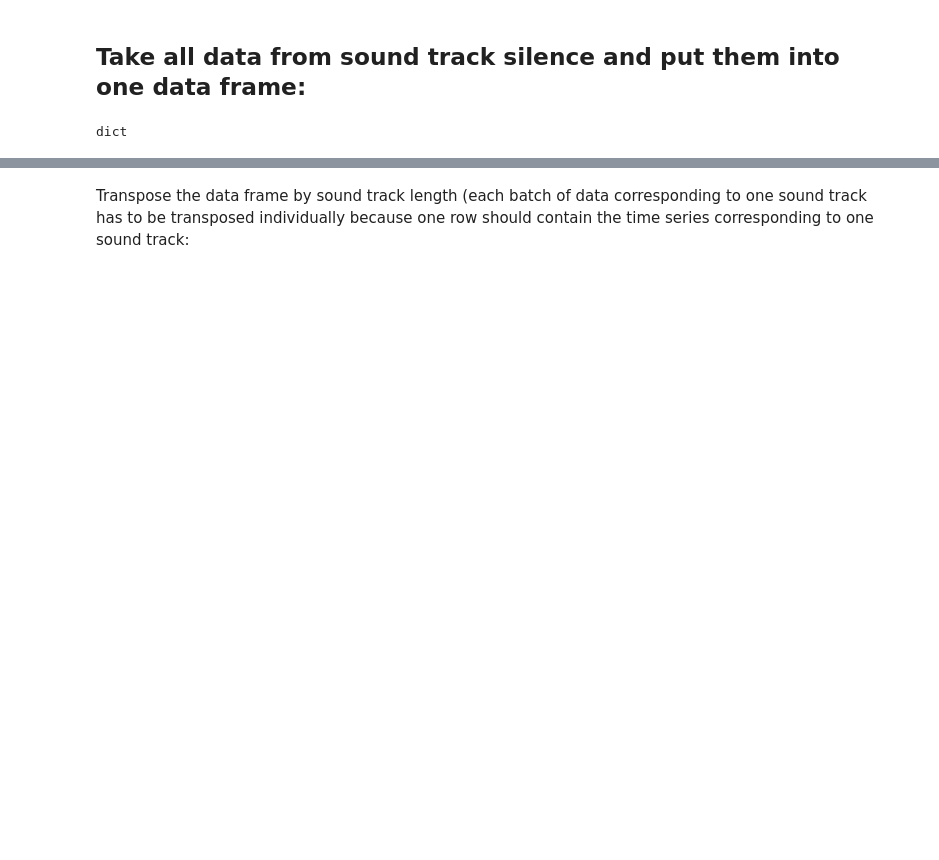
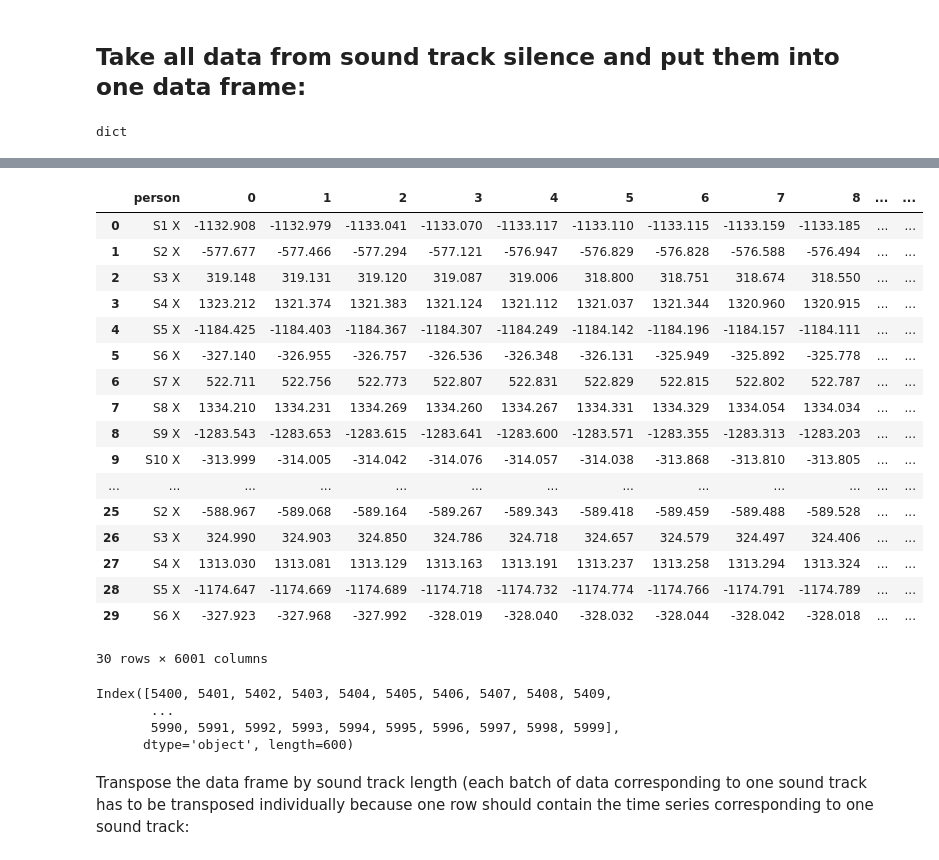
Before and after one commit to HieronymusEsteban/autoencoder_timeseries, a Jupyter notebook: autoencoder_first_try.ipynb, the cells around one changed output, grey strips where cells are left out. Cells and saved outputs as stored; diff of their text form; code cells hidden in the pictures; blank space fills up the shorter version.

Commit message:
Commit current version of take_data_with_label_or_not function (output is a dictionary) and notebook autoencoder_first_try.ipynb

```diff
--- a/autoencoder_first_try.ipynb
+++ b/autoencoder_first_try.ipynb
@@ -354,6 +395,6 @@ dict
 # %%
 
-#normal_data_all_1d = take_data_with_label_or_not(nm_data_labelled, CLASS_NORMAL)
+normal_data_all_1d = dlt.take_data_with_label_or_not(nm_data_labelled, CLASS_NORMAL)
 
-normal_data_all_1d = dlt.take_data_with_label_or_not(nm_data_try, CLASS_NORMAL)
+#normal_data_all_1d = dlt.take_data_with_label_or_not(nm_data_try, CLASS_NORMAL)
 # %% [output]
@@ -373,0 +417,3 @@ set(normal_data_all_1d.target)
+# %%
+for key, item in normal_data_all_1d.items():
+    print(set(item.target))
@@ -373,0 +433,6 @@ set(normal_data_all_1d.target)
+# %%
+frames_to_stack = []
+for key, dataframe in normal_data_all_1d.items():
+    dataframe_t = dlt.transpose_by_minute(dataframe)
+    frames_to_stack.append(dataframe_t)
+normal_data_all_1d_t = pd.concat(frames_to_stack)
@@ -374,4 +449,32 @@ set(normal_data_all_1d.target)
 # %%
-normal_data_all_1d.reset_index(inplace=True, drop=True)
+normal_data_all_1d_t.reset_index(inplace=True, drop=False, names='person')
+# %%
+normal_data_all_1d_t.head(30)
+# %% [output]
+|  | person | 0 | 1 | 2 | 3 | 4 | 5 | 6 | 7 | 8 | ... | ... |
+| 0 | S1 X | -1132.908 | -1132.979 | -1133.041 | -1133.070 | -1133.117 | -1133.110 | -1133.115 | -1133.159 | -1133.185 | ... | ... |
+| 1 | S2 X | -577.677 | -577.466 | -577.294 | -577.121 | -576.947 | -576.829 | -576.828 | -576.588 | -576.494 | ... | ... |
+| 2 | S3 X | 319.148 | 319.131 | 319.120 | 319.087 | 319.006 | 318.800 | 318.751 | 318.674 | 318.550 | ... | ... |
+| 3 | S4 X | 1323.212 | 1321.374 | 1321.383 | 1321.124 | 1321.112 | 1321.037 | 1321.344 | 1320.960 | 1320.915 | ... | ... |
+| 4 | S5 X | -1184.425 | -1184.403 | -1184.367 | -1184.307 | -1184.249 | -1184.142 | -1184.196 | -1184.157 | -1184.111 | ... | ... |
+| 5 | S6 X | -327.140 | -326.955 | -326.757 | -326.536 | -326.348 | -326.131 | -325.949 | -325.892 | -325.778 | ... | ... |
+| 6 | S7 X | 522.711 | 522.756 | 522.773 | 522.807 | 522.831 | 522.829 | 522.815 | 522.802 | 522.787 | ... | ... |
+| 7 | S8 X | 1334.210 | 1334.231 | 1334.269 | 1334.260 | 1334.267 | 1334.331 | 1334.329 | 1334.054 | 1334.034 | ... | ... |
+| 8 | S9 X | -1283.543 | -1283.653 | -1283.615 | -1283.641 | -1283.600 | -1283.571 | -1283.355 | -1283.313 | -1283.203 | ... | ... |
+| 9 | S10 X | -313.999 | -314.005 | -314.042 | -314.076 | -314.057 | -314.038 | -313.868 | -313.810 | -313.805 | ... | ... |
+| ... | ... | ... | ... | ... | ... | ... | ... | ... | ... | ... | ... | ... |
+| 25 | S2 X | -588.967 | -589.068 | -589.164 | -589.267 | -589.343 | -589.418 | -589.459 | -589.488 | -589.528 | ... | ... |
+| 26 | S3 X | 324.990 | 324.903 | 324.850 | 324.786 | 324.718 | 324.657 | 324.579 | 324.497 | 324.406 | ... | ... |
+| 27 | S4 X | 1313.030 | 1313.081 | 1313.129 | 1313.163 | 1313.191 | 1313.237 | 1313.258 | 1313.294 | 1313.324 | ... | ... |
+| 28 | S5 X | -1174.647 | -1174.669 | -1174.689 | -1174.718 | -1174.732 | -1174.774 | -1174.766 | -1174.791 | -1174.789 | ... | ... |
+| 29 | S6 X | -327.923 | -327.968 | -327.992 | -328.019 | -328.040 | -328.032 | -328.044 | -328.042 | -328.018 | ... | ... |
+30 rows × 6001 columns
+# %%
+normal_data_all_1d_t.columns
+# %% [output]
+Index([5400, 5401, 5402, 5403, 5404, 5405, 5406, 5407, 5408, 5409,
+       ...
+       5990, 5991, 5992, 5993, 5994, 5995, 5996, 5997, 5998, 5999],
+      dtype='object', length=600)
 # %% [markdown]
 Transpose the data frame by sound track length (each batch of data corresponding to one sound track has to be transposed individually because one row should contain the time series corresponding to one sound track:
```
Also changed, not shown: parts of 78 cells of this notebook, 1 other file.
